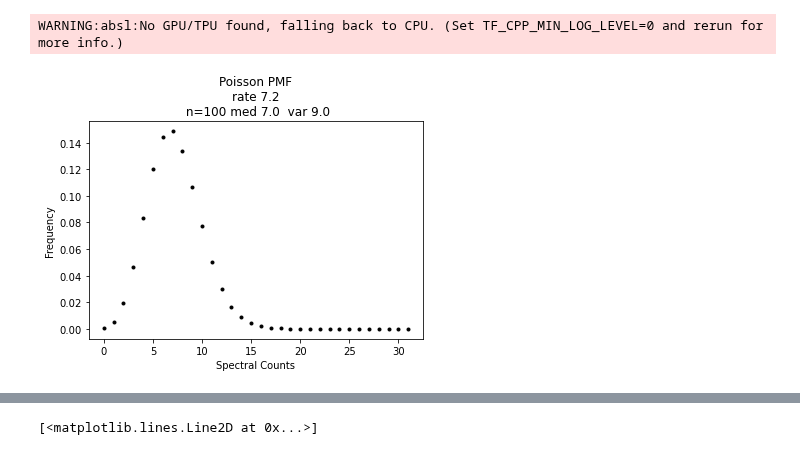
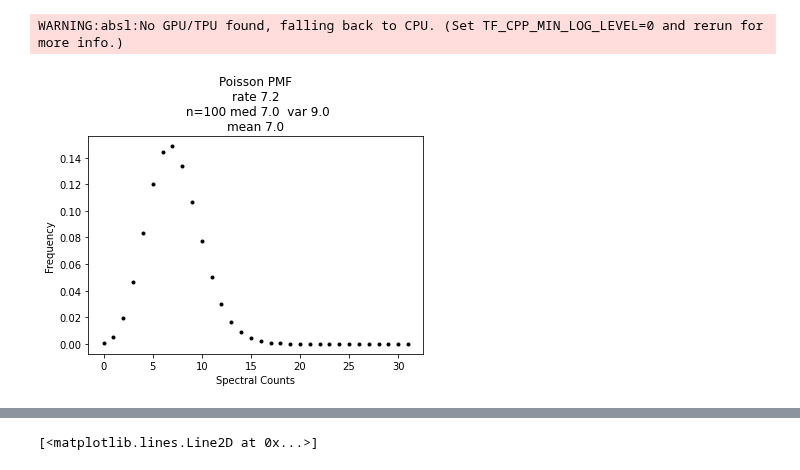
Before and after one commit to ajipalar/pynet, a Jupyter notebook: devel/SliceSampling.ipynb, the cells around one changed output, grey strips where cells are left out. Saved outputs shown, nothing was run; the diff lists cells and outputs as text; code cells hidden in the pictures.

```diff
--- a/devel/SliceSampling.ipynb
+++ b/devel/SliceSampling.ipynb
@@ -9,30 +11,32 @@ from functools import partial
 # %%
 pmf = jsp.stats.poisson.pmf
 
 x = np.arange(0, 32)
 lamb = 7.2
 y = pmf(x, lamb)
 
 title = f"Poisson PMF\nrate {lamb}"
 plt.plot(x, y, 'k.')
 plt.xlabel('Spectral Counts')
 plt.ylabel('Frequency')
 
 
 # Generate random samples
 key = jax.random.PRNGKey(113)
 n = 100
 samples = jax.random.poisson(key, lamb, [n])
 
 med = np.median(samples)
 med = np.round(med)
 var = np.var(samples)
 var = np.round(var)
+mean = np.round(np.mean(samples))
 
 title += f'\n n={n} med {med}  var {var}'
+title += f'\nmean {mean}'
 plt.title(title)
 plt.show()
 # %% [output]
 WARNING:absl:No GPU/TPU found, falling back to CPU. (Set TF_CPP_MIN_LOG_LEVEL=0 and rerun for more info.)
-[figure, old version]
+[figure, new version]
 # %%
```
Also changed, not shown: parts of 42 cells of this notebook, 2 other files.
